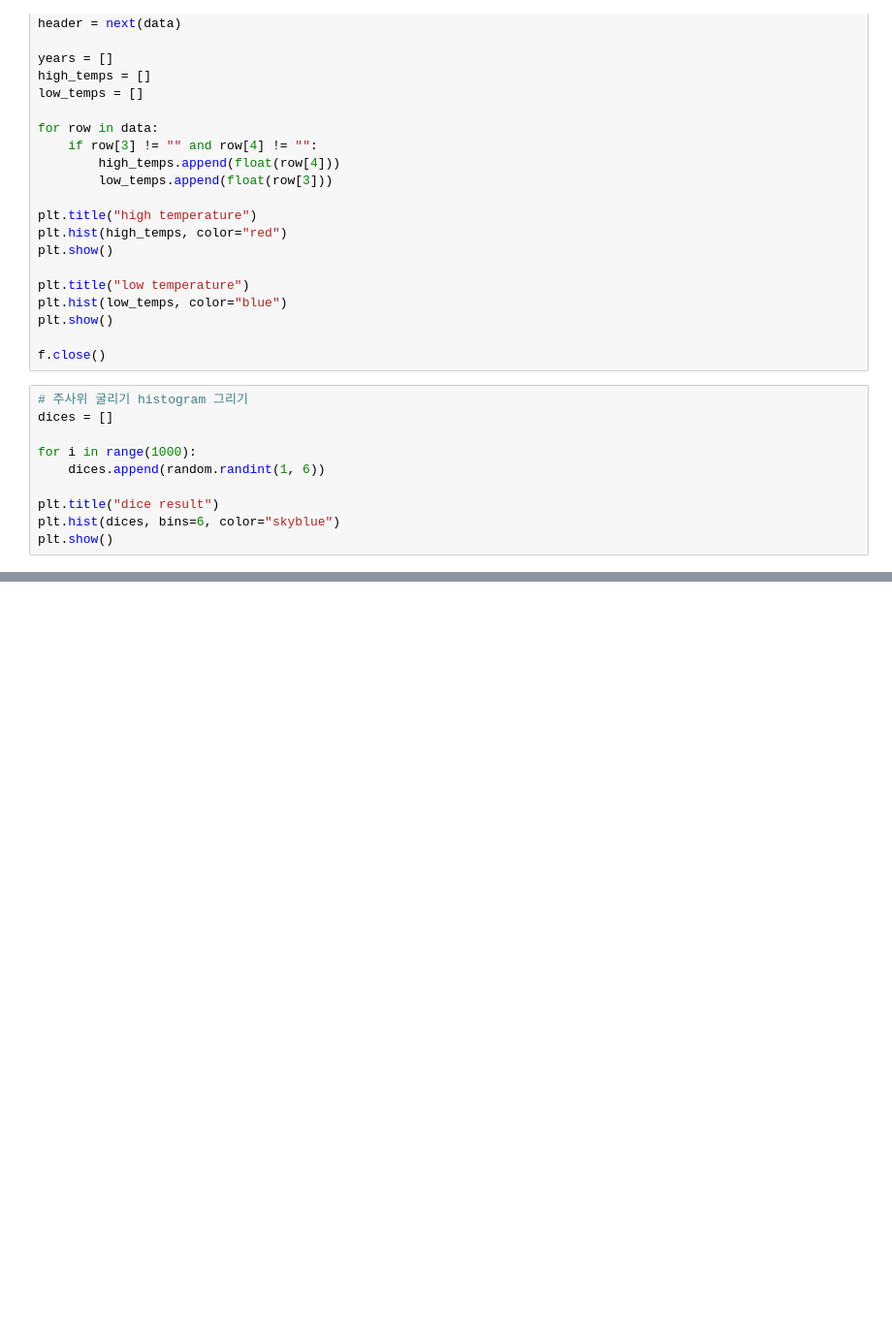
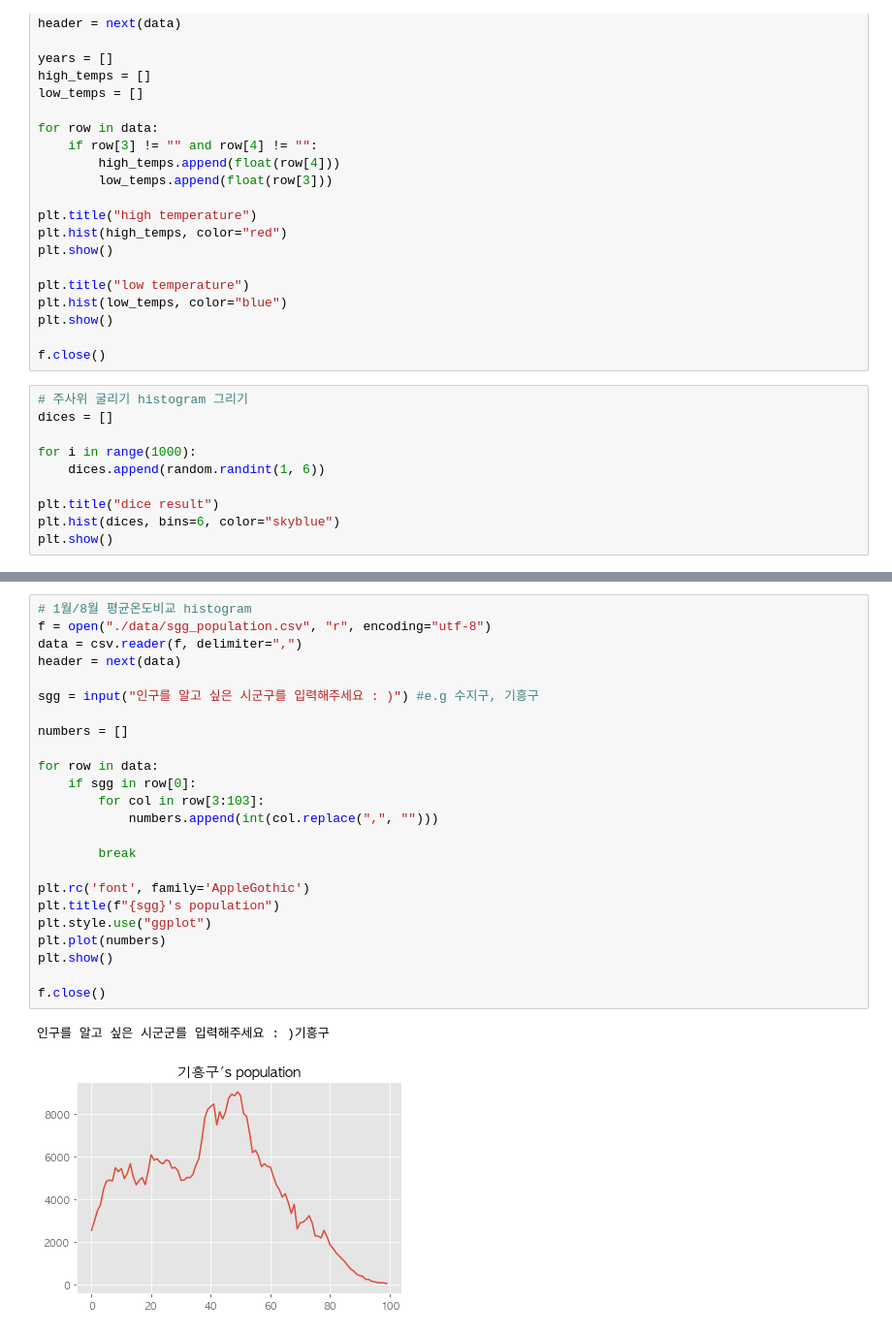
Before and after one commit to minhob38/java-study, a Jupyter notebook: data_analysis/data_analysis.ipynb, the cells around one changed output, grey strips where cells are left out. Shown at 97% size. Drawn from its saved outputs; the diff is of its cells as text; blank space fills up the shorter version.

Commit message:
add populationsgg graph

```diff
--- a/data_analysis/data_analysis.ipynb
+++ b/data_analysis/data_analysis.ipynb
@@ -150,0 +153,27 @@ f.close()
+# %%
+# 1월/8월 평균온도비교 histogram
+f = open("./data/sgg_population.csv", "r", encoding="utf-8")
+data = csv.reader(f, delimiter=",")
+header = next(data)
+
+sgg = input("인구를 알고 싶은 시군구를 입력해주세요 : )") #e.g 수지구, 기흥구
+
+numbers = []
+
+for row in data:
+    if sgg in row[0]:
+        for col in row[3:103]:
+            numbers.append(int(col.replace(",", "")))
+
+        break
+
+plt.rc('font', family='AppleGothic')
+plt.title(f"{sgg}'s population")
+plt.style.use("ggplot")
+plt.plot(numbers)
+plt.show()
+
+f.close()
+# %% [output]
+인구를 알고 싶은 시군군를 입력해주세요 : )기흥구
+[figure, added]
```
Also changed, not shown: parts of 1 cell of this notebook, 1 other file.
